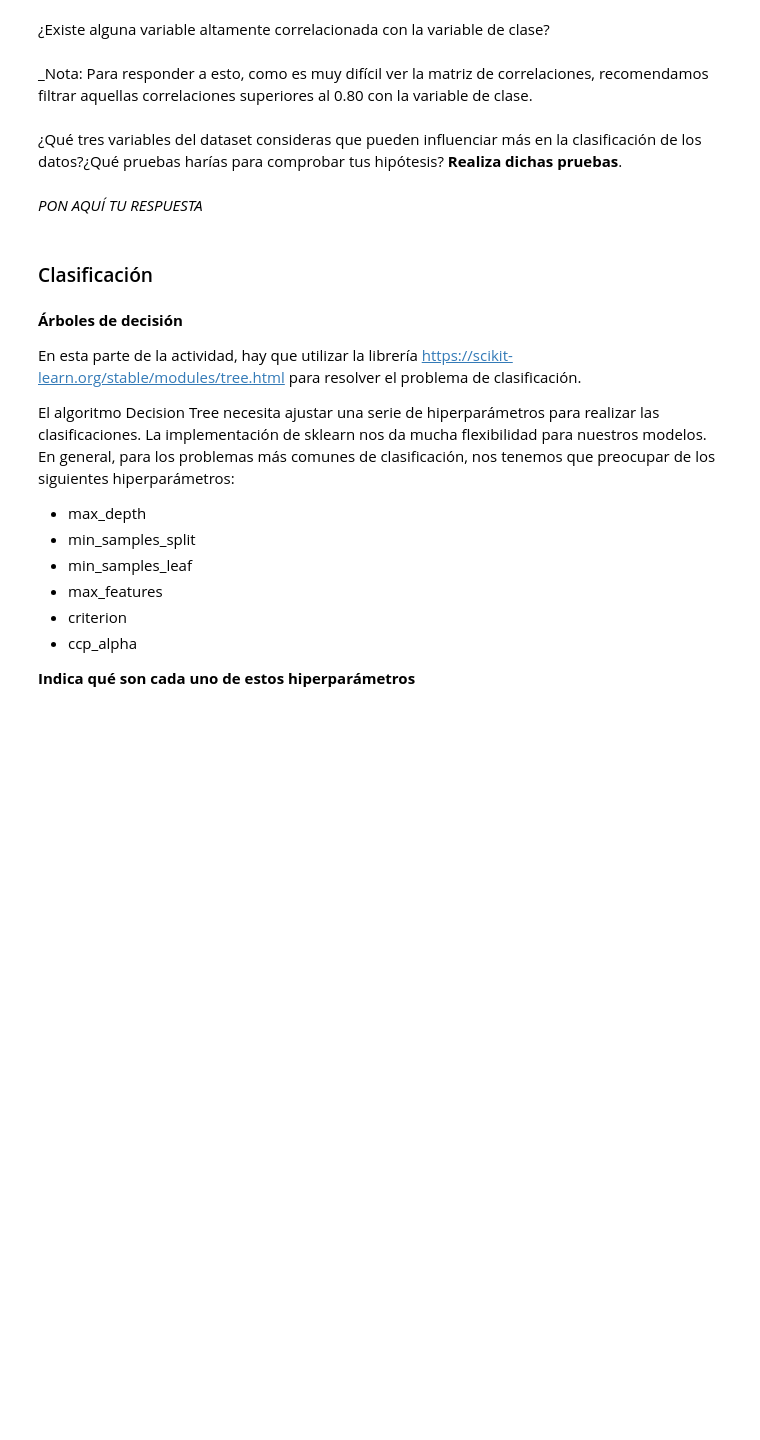
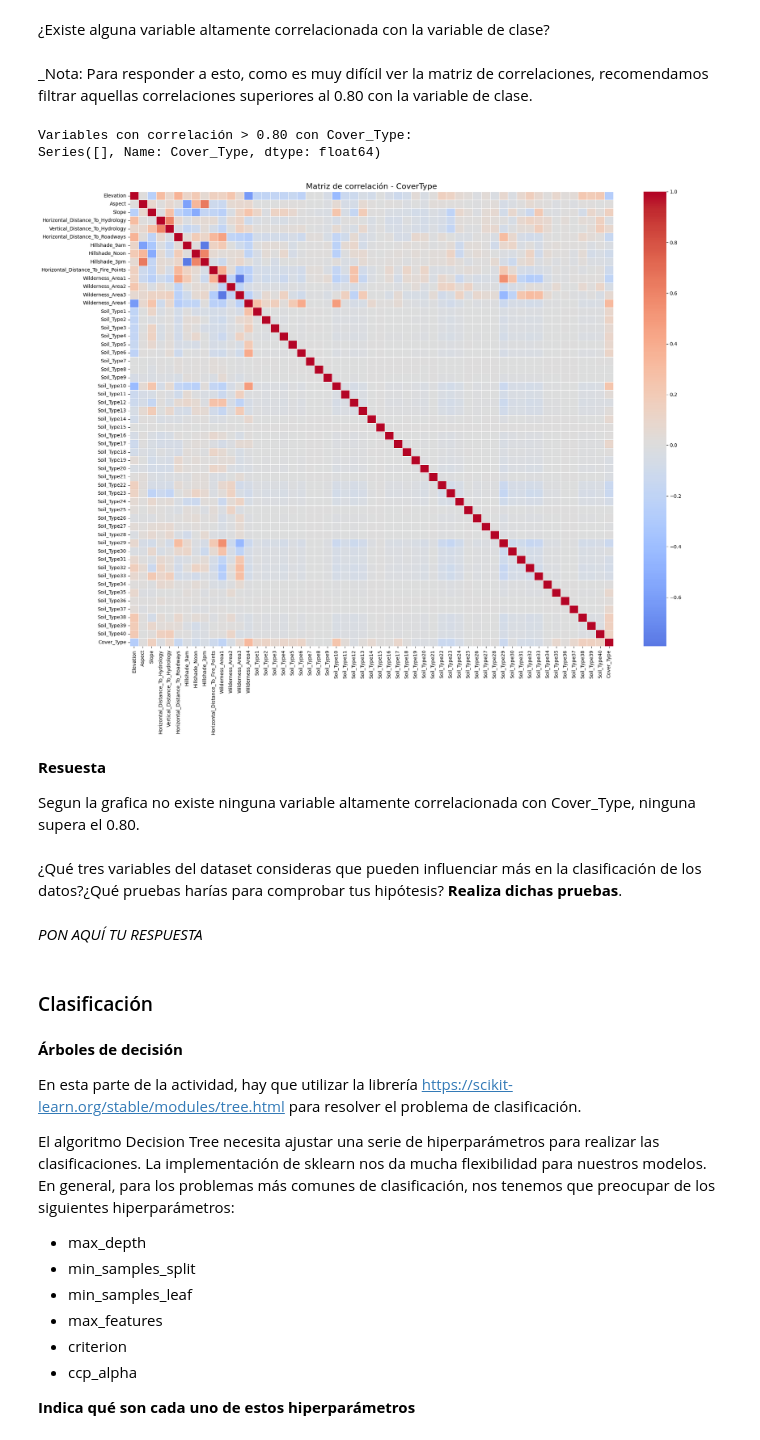
Before and after one commit to criszhirzhan/maestria_PLN_resources, a Jupyter notebook: AprendizajeAutomatico/Actividad2/Actividad_2_CoverType.ipynb, the cells around one changed output. Cells and saved outputs as stored; diff of their text form; code cells hidden in the pictures; blank space fills up the shorter version.

```diff
--- a/AprendizajeAutomatico/Actividad2/Actividad_2_CoverType.ipynb
+++ b/AprendizajeAutomatico/Actividad2/Actividad_2_CoverType.ipynb
@@ -185,6 +193,36 @@ dtype: int64
 _Nota: Para responder a esto, como es muy difícil ver la matriz de correlaciones, recomendamos filtrar aquellas correlaciones superiores al 0.80 con la variable de clase.
 # %%
 ## PON AQUÍ TU CÓDIGO
+# Calculamos la correlación de todas las variables con Cover_Type
+correlaciones = df.corr()['Cover_Type'].drop('Cover_Type')
+
+# Filtramos las que superan 0.80 en valor absoluto
+correlaciones_altas = correlaciones[abs(correlaciones) > 0.80]
+
+print("Variables con correlación > 0.80 con Cover_Type:")
+print(correlaciones_altas)
+
+# Visualizamos todas las correlaciones con Cover_Type ordenadas
+# Matriz de correlación completa con heatmap
+plt.figure(figsize=(20, 16))
+sns.heatmap(
+    df.corr(),
+    annot=False,        # con 55 columnas los números no caben
+    cmap='coolwarm',    # azul=correlación negativa, rojo=positiva
+    center=0,
+    linewidths=0.5
+)
+plt.title('Matriz de correlación - CoverType', fontsize=16)
+plt.tight_layout()
+plt.show()
+# %% [output]
+Variables con correlación > 0.80 con Cover_Type:
+Series([], Name: Cover_Type, dtype: float64)
+[figure, added]
+# %% [markdown]
+**Resuesta**
+
+Segun la grafica no existe ninguna variable altamente correlacionada con Cover_Type, ninguna supera el 0.80.
 # %% [markdown]
 ¿Qué tres variables del dataset consideras que pueden influenciar más en la clasificación de los datos?¿Qué pruebas harías para comprobar tus hipótesis? **Realiza dichas pruebas**.
 # %% [markdown]
```
Also changed, not shown: parts of 3 cells of this notebook.
